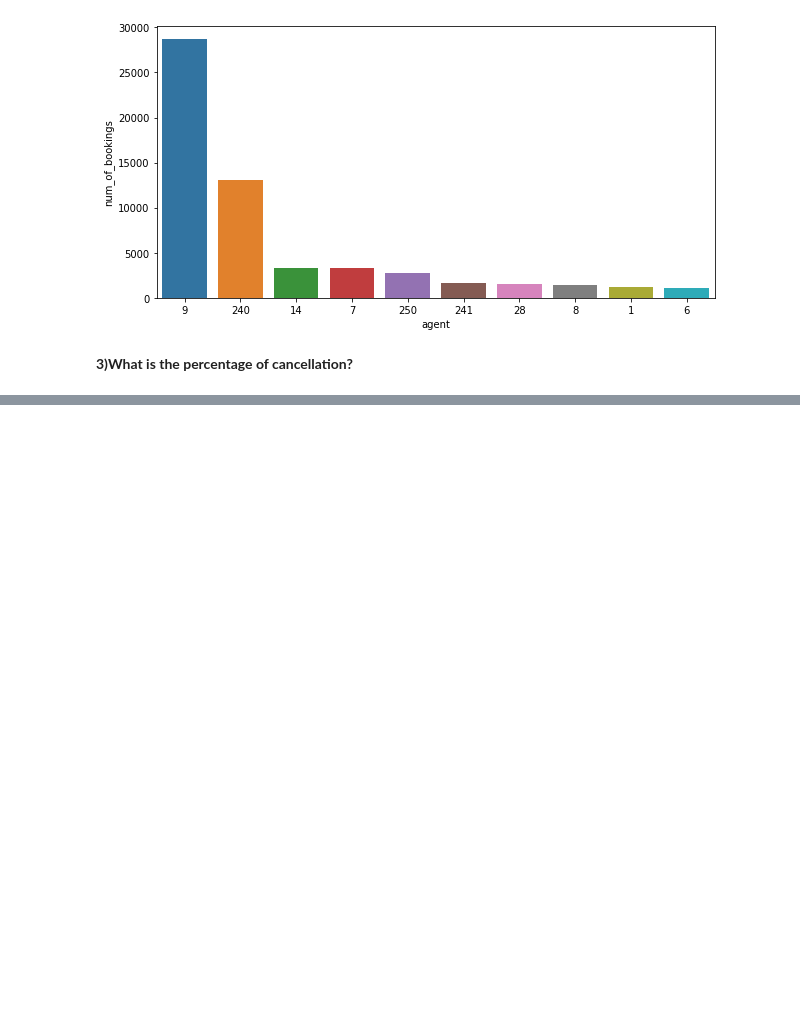
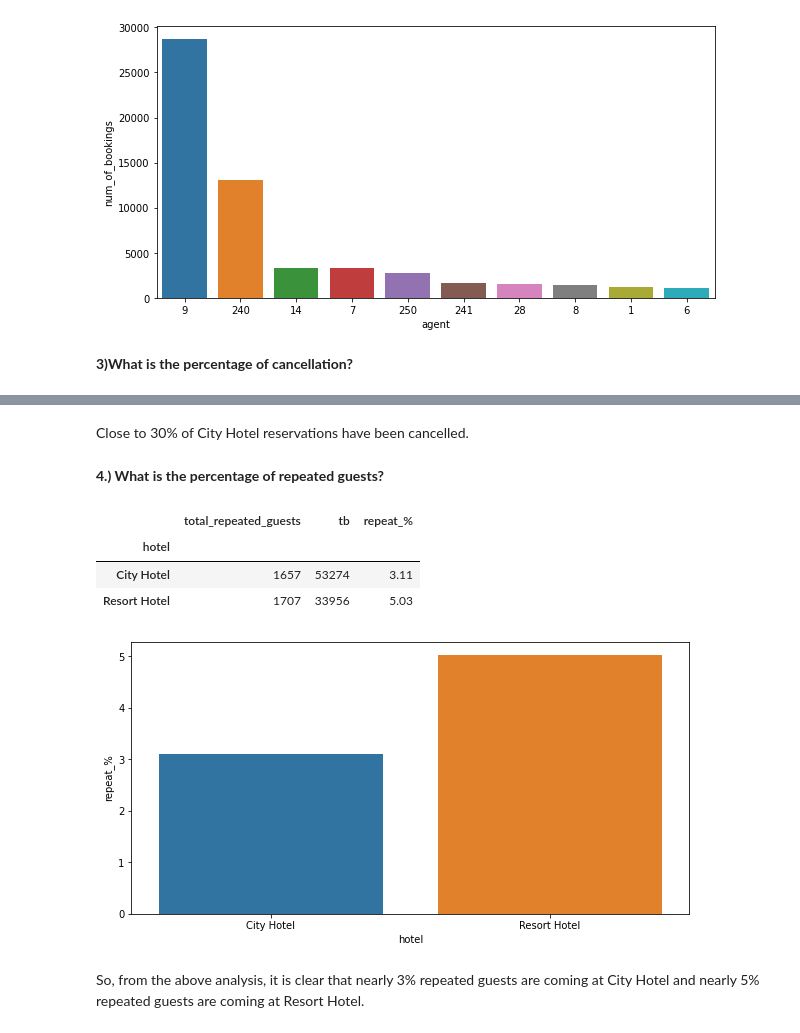
Before and after one commit to MrityunjaySingh18/Hotel-Booking-Analysis, a Jupyter notebook: Copy_of_Hotel_Booking_Analysis_Capstone_Project.ipynb, the cells around one changed output, grey strips where cells are left out. Saved outputs shown, nothing was run; the diff lists cells and outputs as text; code cells hidden in the pictures; blank space fills up the shorter version.

```diff
--- a/Copy_of_Hotel_Booking_Analysis_Capstone_Project.ipynb
+++ b/Copy_of_Hotel_Booking_Analysis_Capstone_Project.ipynb
@@ -248,0 +272,28 @@ sns.barplot(x = 'agent', y = 'num_of_bookings', data = d1, order = d1.sort_value
+# %% [markdown]
+Close to 30% of City Hotel reservations have been cancelled.
+# %% [markdown]
+**4.) What is the percentage of repeated guests?**
+# %%
+data_repeatation = hotelanalysis_df1[hotelanalysis_df1['is_repeated_guest'] == 1]
+group_repeatation = data_repeatation.groupby('hotel')
+item1 = pd.DataFrame(group_repeatation.size()).rename(columns = {0:'total_repeated_guests'})
+
+tb = hotel_groups.size()
+item2 = pd.DataFrame(tb).rename(columns = {0: 'tb'})
+item3 = pd.concat([item1, item2], axis=1)
+
+item3['repeat_%'] = round((item3['total_repeated_guests']/item3['tb'])*100,2)
+item3
+# %% [output]
+|  | total_repeated_guests | tb | repeat_% |
+| hotel |  |  |  |
+| City Hotel | 1657 | 53274 | 3.11 |
+| Resort Hotel | 1707 | 33956 | 5.03 |
+# %%
+plt.figure(figsize = (10,5))
+sns.barplot(x = item3.index, y = item3['repeat_%'])
+plt.show()
+# %% [output]
+[figure, added]
+# %% [markdown]
+So, from the above analysis, it is clear that nearly 3% repeated guests are coming at City Hotel and nearly 5% repeated guests are coming at Resort Hotel.
```
Also changed, not shown: parts of 2 cells of this notebook.
